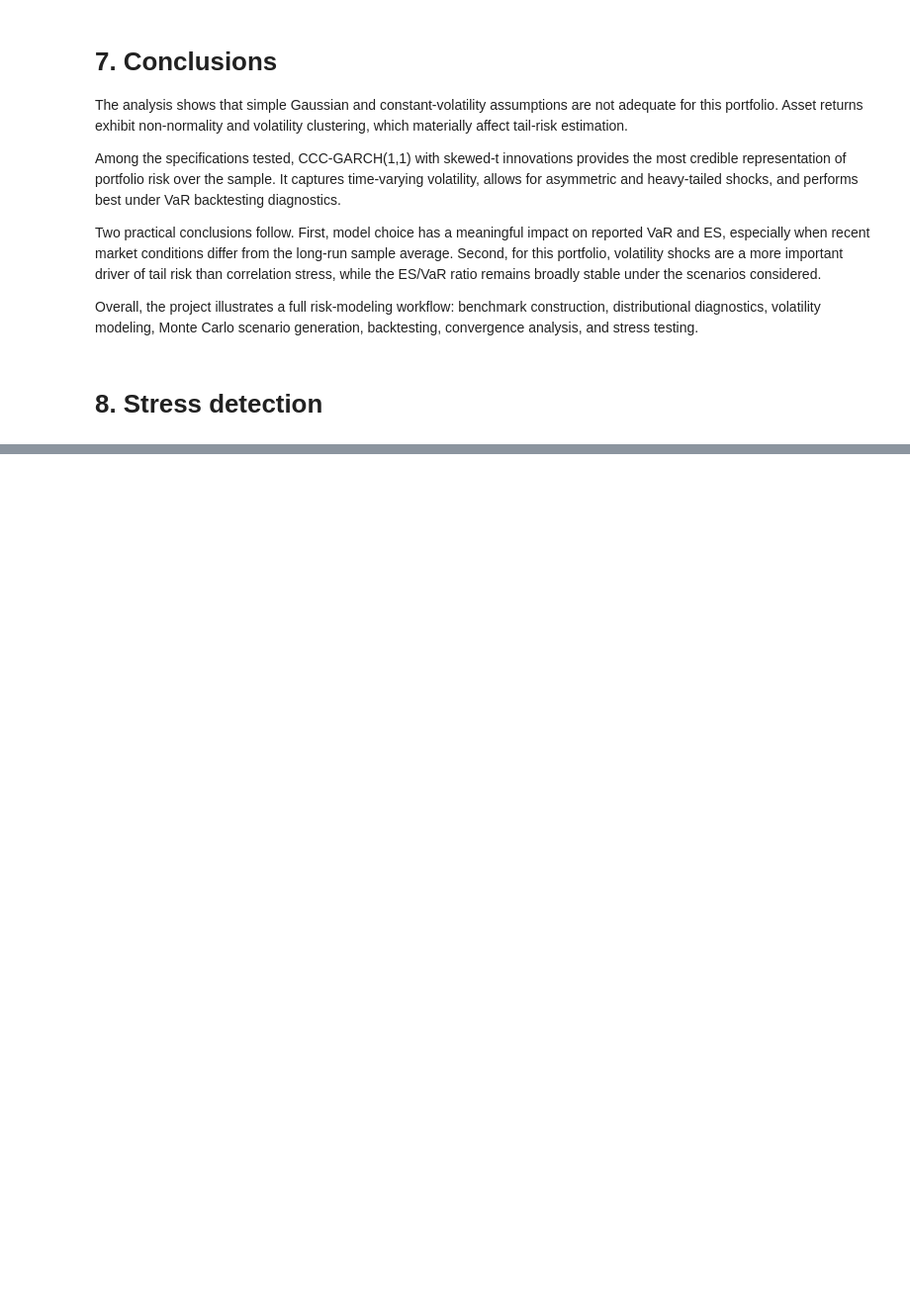
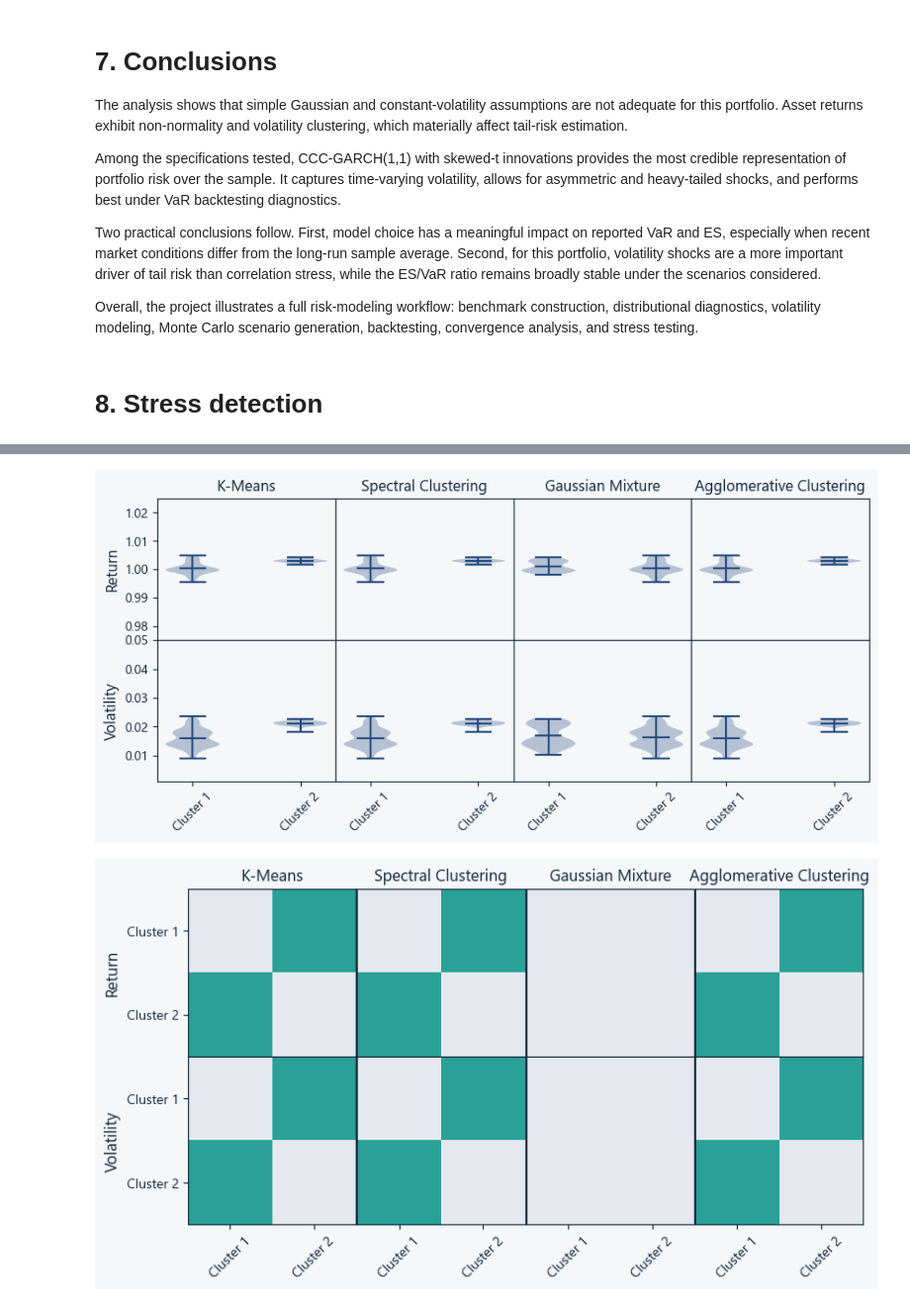
Before and after one commit to ValVal-Data/VaR, a Jupyter notebook: Main.ipynb, the cells around one changed output, grey strips where cells are left out. Shown at 99% size. Drawn from its saved outputs; the diff is of its cells as text; code cells hidden in the pictures; blank space fills up the shorter version.

```diff
--- a/Main.ipynb
+++ b/Main.ipynb
@@ -376,4 +527,5 @@ plotClusterDim(la,coded)
 # %%
-title=["K-Means","Spectral Clustering","Gaussian Mixture","Agglomerative Clustering"]
-plotClusterMean(histVar,la,title,mopti)
-plotProb(coded,2)
+plotClusterMean(histVar,la,title,popti["Window"],(0.975,1.025),(0.001,0.05))
+# %% [output]
+[figure, added]
+[figure, added]
```
Also changed, not shown: parts of 21 cells of this notebook, 4 other files.
